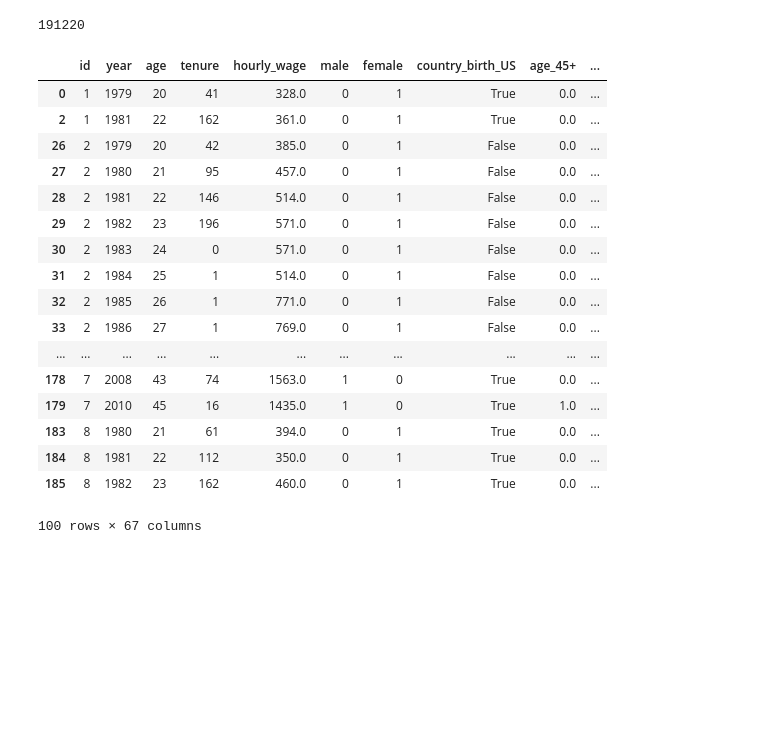
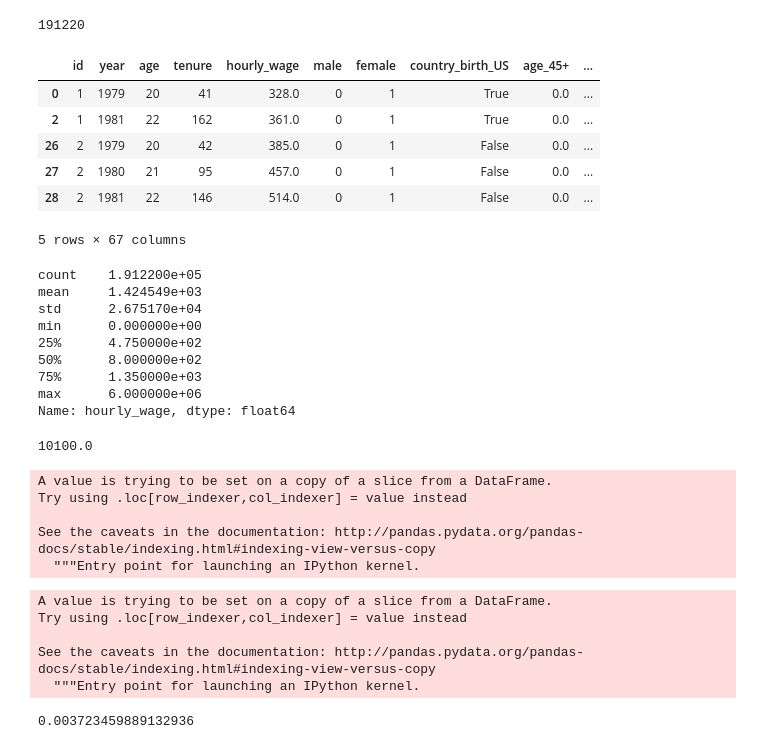
Before and after one commit to monicatoledo/Final_project, a Jupyter notebook: NLS_data_cleaning.ipynb, the cells around one changed output. Saved outputs shown, nothing was run; the diff lists cells and outputs as text; code cells hidden in the pictures; blank space fills up the shorter version.

```diff
--- a/NLS_data_cleaning.ipynb
+++ b/NLS_data_cleaning.ipynb
@@ -320,23 +320,12 @@ len(df_data)
 # %% [output]
 191220
 # %%
-df_data.head(100)
+df_data.head()
 # %% [output]
 |  | id | year | age | tenure | hourly_wage | male | female | country_birth_US | age_45+ | ... |
 | 0 | 1 | 1979 | 20 | 41 | 328.0 | 0 | 1 | True | 0.0 | ... |
 | 2 | 1 | 1981 | 22 | 162 | 361.0 | 0 | 1 | True | 0.0 | ... |
 | 26 | 2 | 1979 | 20 | 42 | 385.0 | 0 | 1 | False | 0.0 | ... |
 | 27 | 2 | 1980 | 21 | 95 | 457.0 | 0 | 1 | False | 0.0 | ... |
 | 28 | 2 | 1981 | 22 | 146 | 514.0 | 0 | 1 | False | 0.0 | ... |
-| 29 | 2 | 1982 | 23 | 196 | 571.0 | 0 | 1 | False | 0.0 | ... |
-| 30 | 2 | 1983 | 24 | 0 | 571.0 | 0 | 1 | False | 0.0 | ... |
-| 31 | 2 | 1984 | 25 | 1 | 514.0 | 0 | 1 | False | 0.0 | ... |
-| 32 | 2 | 1985 | 26 | 1 | 771.0 | 0 | 1 | False | 0.0 | ... |
-| 33 | 2 | 1986 | 27 | 1 | 769.0 | 0 | 1 | False | 0.0 | ... |
-| ... | ... | ... | ... | ... | ... | ... | ... | ... | ... | ... |
-| 178 | 7 | 2008 | 43 | 74 | 1563.0 | 1 | 0 | True | 0.0 | ... |
-| 179 | 7 | 2010 | 45 | 16 | 1435.0 | 1 | 0 | True | 1.0 | ... |
-| 183 | 8 | 1980 | 21 | 61 | 394.0 | 0 | 1 | True | 0.0 | ... |
-| 184 | 8 | 1981 | 22 | 112 | 350.0 | 0 | 1 | True | 0.0 | ... |
-| 185 | 8 | 1982 | 23 | 162 | 460.0 | 0 | 1 | True | 0.0 | ... |
-100 rows × 67 columns
+5 rows × 67 columns
@@ -342,0 +340,24 @@ df_data.head(100)
+# %%
+ss_wage = df_data["hourly_wage"]
+wage_stat = ss_wage.describe()
+wage_stat
+# %% [output]
+count    1.912200e+05
+mean     1.424549e+03
+std      2.675170e+04
+min      0.000000e+00
+25%      4.750000e+02
+50%      8.000000e+02
+75%      1.350000e+03
+max      6.000000e+06
+Name: hourly_wage, dtype: float64
+# %%
+wage_q1     = wage_stat["25%"]
+wage_q3     = wage_stat["75%"]
+wage_median = wage_stat["50%"]
+wage_iqr    = wage_q3 - wage_q1
+wage_upper  = wage_q3 + wage_iqr*10
+wage_lower  = 0
+wage_upper
+# %% [output]
+10100.0
@@ -342,0 +366,22 @@ df_data.head(100)
+# %%
+df_data2["wage_outlier"] = ((df_data2["hourly_wage"]<wage_lower) | (df_data2["hourly_wage"]>wage_upper))
+# %% [output]
+A value is trying to be set on a copy of a slice from a DataFrame.
+Try using .loc[row_indexer,col_indexer] = value instead
+
+See the caveats in the documentation: http://pandas.pydata.org/pandas-docs/stable/indexing.html#indexing-view-versus-copy
+  """Entry point for launching an IPython kernel.
+# %%
+df_data2["wage_outlier"] = df_data2["wage_outlier"].replace({True : NULL})
+# %% [output]
+A value is trying to be set on a copy of a slice from a DataFrame.
+Try using .loc[row_indexer,col_indexer] = value instead
+
+See the caveats in the documentation: http://pandas.pydata.org/pandas-docs/stable/indexing.html#indexing-view-versus-copy
+  """Entry point for launching an IPython kernel.
+# %%
+df_data2 = df_data2.dropna(how="any")
+outlier_rate = (len(df_data) - len(df_data2)) / len(df_data)
+outlier_rate
+# %% [output]
+0.003723459889132936
```
Also changed, not shown: parts of 9 cells of this notebook, 4 other files.
